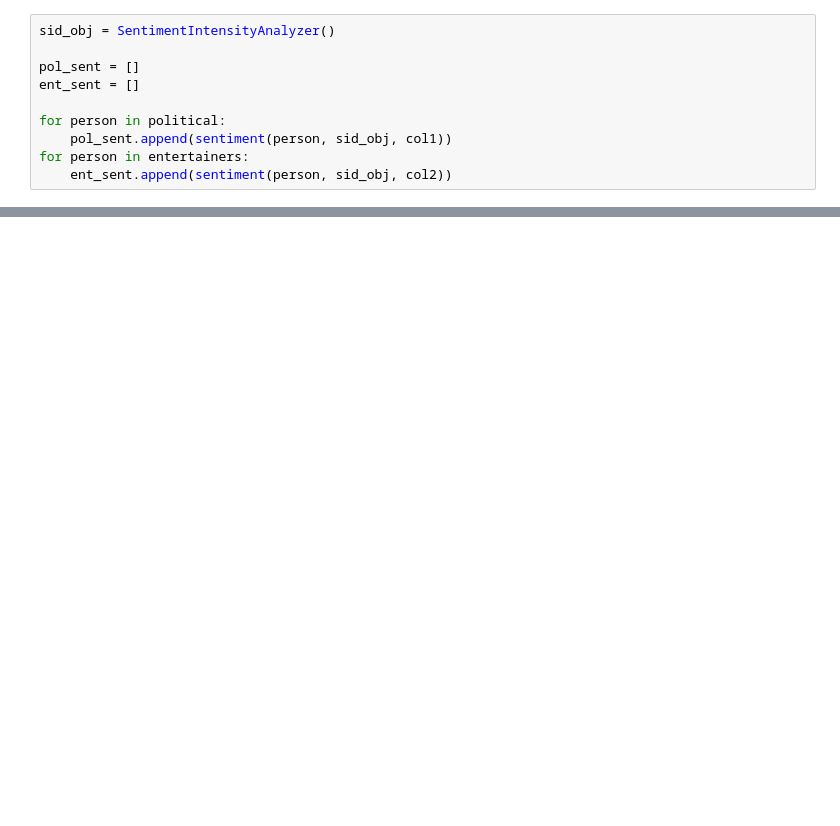
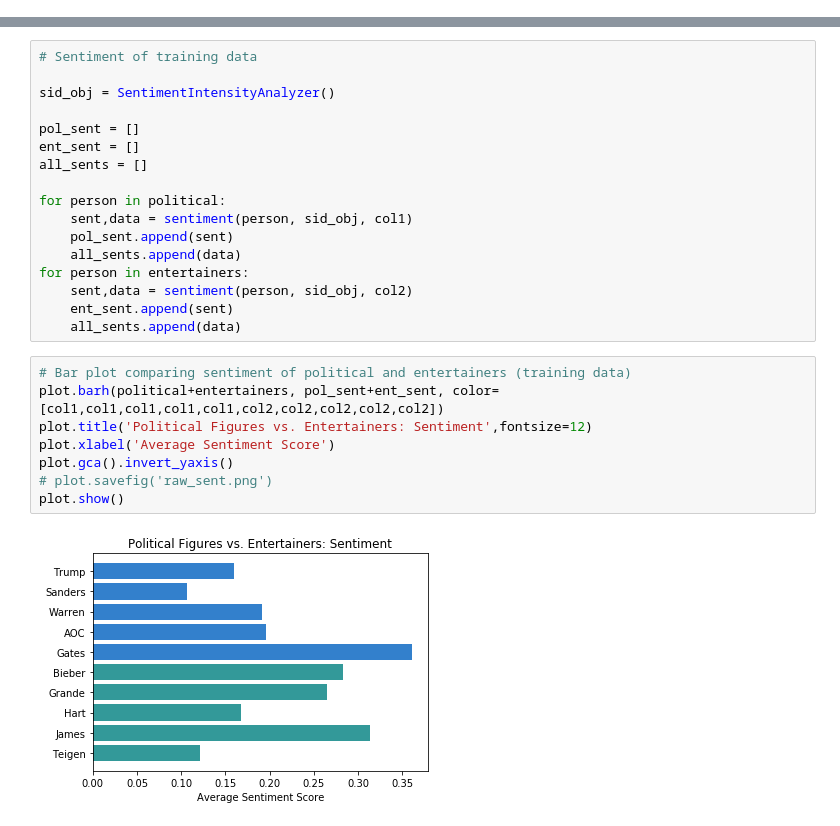
Before and after one commit to nnevinch/Tweet_Generation_NN, a Jupyter notebook: TextAnalysis.ipynb, the cells around one changed output, grey strips where cells are left out. Cells and saved outputs as stored; diff of their text form; blank space fills up the shorter version.

```diff
--- a/TextAnalysis.ipynb
+++ b/TextAnalysis.ipynb
@@ -190,10 +0,0 @@ def sentiment(name, sid_obj,col):
-# %%
-sid_obj = SentimentIntensityAnalyzer()
-
-pol_sent = []
-ent_sent = []
-
-for person in political:
-    pol_sent.append(sentiment(person, sid_obj, col1))
-for person in entertainers:
-    ent_sent.append(sentiment(person, sid_obj, col2))
@@ -401,0 +268,27 @@ plot.show()
+# %%
+# Sentiment of training data
+
+sid_obj = SentimentIntensityAnalyzer()
+
+pol_sent = []
+ent_sent = []
+all_sents = []
+
+for person in political:
+    sent,data = sentiment(person, sid_obj, col1)
+    pol_sent.append(sent)
+    all_sents.append(data)
+for person in entertainers:
+    sent,data = sentiment(person, sid_obj, col2)
+    ent_sent.append(sent)
+    all_sents.append(data)
+# %%
+# Bar plot comparing sentiment of political and entertainers (training data)
+plot.barh(political+entertainers, pol_sent+ent_sent, color=[col1,col1,col1,col1,col1,col2,col2,col2,col2,col2])
+plot.title('Political Figures vs. Entertainers: Sentiment',fontsize=12)
+plot.xlabel('Average Sentiment Score')
+plot.gca().invert_yaxis()
+# plot.savefig('raw_sent.png')
+plot.show()
+# %% [output]
+[figure, added]
```
Also changed, not shown: parts of 34 cells of this notebook.
